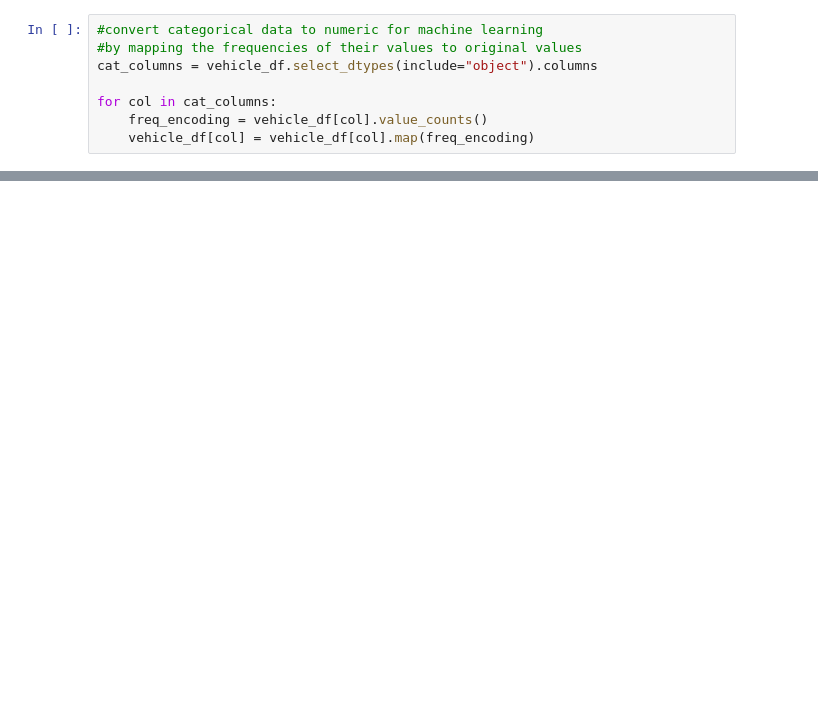
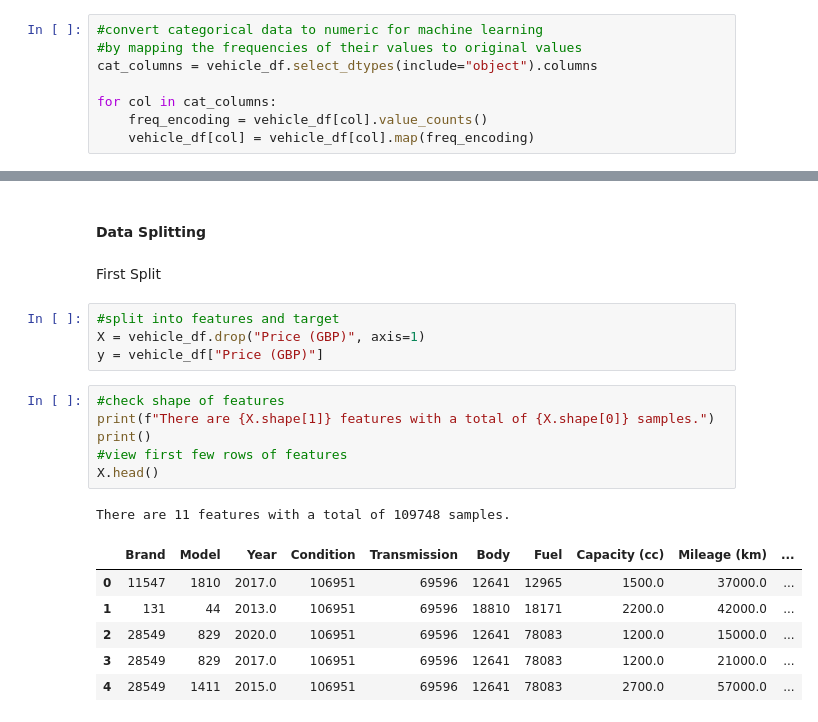
Before and after one commit to toobask/introtoAI1, a Jupyter notebook: notebook/IntroToAI_701_CourseWork_Amua_et_Tooba.ipynb, the cells around one changed output, grey strips where cells are left out. Drawn from its saved outputs; the diff is of its cells as text; blank space fills up the shorter version.

Commit message:
Data Splitting and Feature Scaling

```diff
--- a/notebook/IntroToAI_701_CourseWork_Amua_et_Tooba.ipynb
+++ b/notebook/IntroToAI_701_CourseWork_Amua_et_Tooba.ipynb
@@ -1070,0 +1068,22 @@ plt.show()
+# %% [markdown]
+#### Data Splitting
+# %% [markdown]
+First Split
+# %%
+#split into features and target
+X = vehicle_df.drop("Price (GBP)", axis=1)
+y = vehicle_df["Price (GBP)"]
+# %%
+#check shape of features
+print(f"There are {X.shape[1]} features with a total of {X.shape[0]} samples.")
+print()
+#view first few rows of features
+X.head()
+# %% [output]
+There are 11 features with a total of 109748 samples.
+|  | Brand | Model | Year | Condition | Transmission | Body | Fuel | Capacity (cc) | Mileage (km) | ... |
+| 0 | 11547 | 1810 | 2017.0 | 106951 | 69596 | 12641 | 12965 | 1500.0 | 37000.0 | ... |
+| 1 | 131 | 44 | 2013.0 | 106951 | 69596 | 18810 | 18171 | 2200.0 | 42000.0 | ... |
+| 2 | 28549 | 829 | 2020.0 | 106951 | 69596 | 12641 | 78083 | 1200.0 | 15000.0 | ... |
+| 3 | 28549 | 829 | 2017.0 | 106951 | 69596 | 12641 | 78083 | 1200.0 | 21000.0 | ... |
+| 4 | 28549 | 1411 | 2015.0 | 106951 | 69596 | 12641 | 78083 | 2700.0 | 57000.0 | ... |
```
Also changed, not shown: parts of 21 cells of this notebook.
